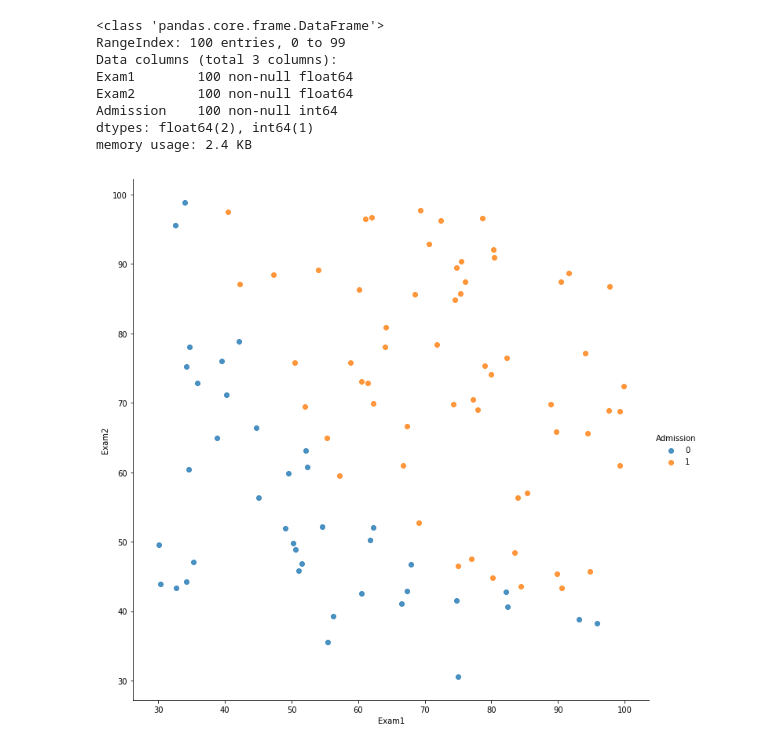
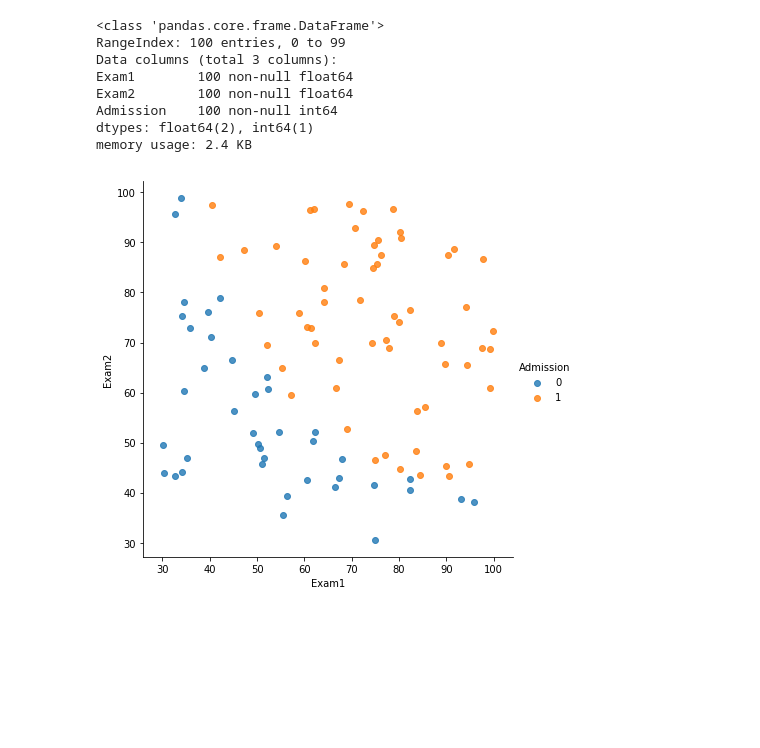
Before and after one commit to BartlomiejSkwira/coursera_machine-learning, a Jupyter notebook: machine-learning-ex2/ex2_1.ipynb, the cells around one changed output. Saved outputs shown, nothing was run; the diff lists cells and outputs as text; code cells hidden in the pictures; blank space fills up the shorter version.

```diff
--- a/machine-learning-ex2/ex2_1.ipynb
+++ b/machine-learning-ex2/ex2_1.ipynb
@@ -45,8 +47,8 @@ dtypes: float64(2), int64(1)
 memory usage: 2.4 KB
 # %%
 vis = sns.lmplot(data=exam_sores, x='Exam1', y='Exam2',
-                 fit_reg=False, hue='Admission', height=10,)
+                 fit_reg=False, hue='Admission', height=6,)
 # %% [output]
-[figure, old version]
+[figure, new version]
 # %%
 #set variables
```
Also changed, not shown: parts of 19 cells of this notebook.
